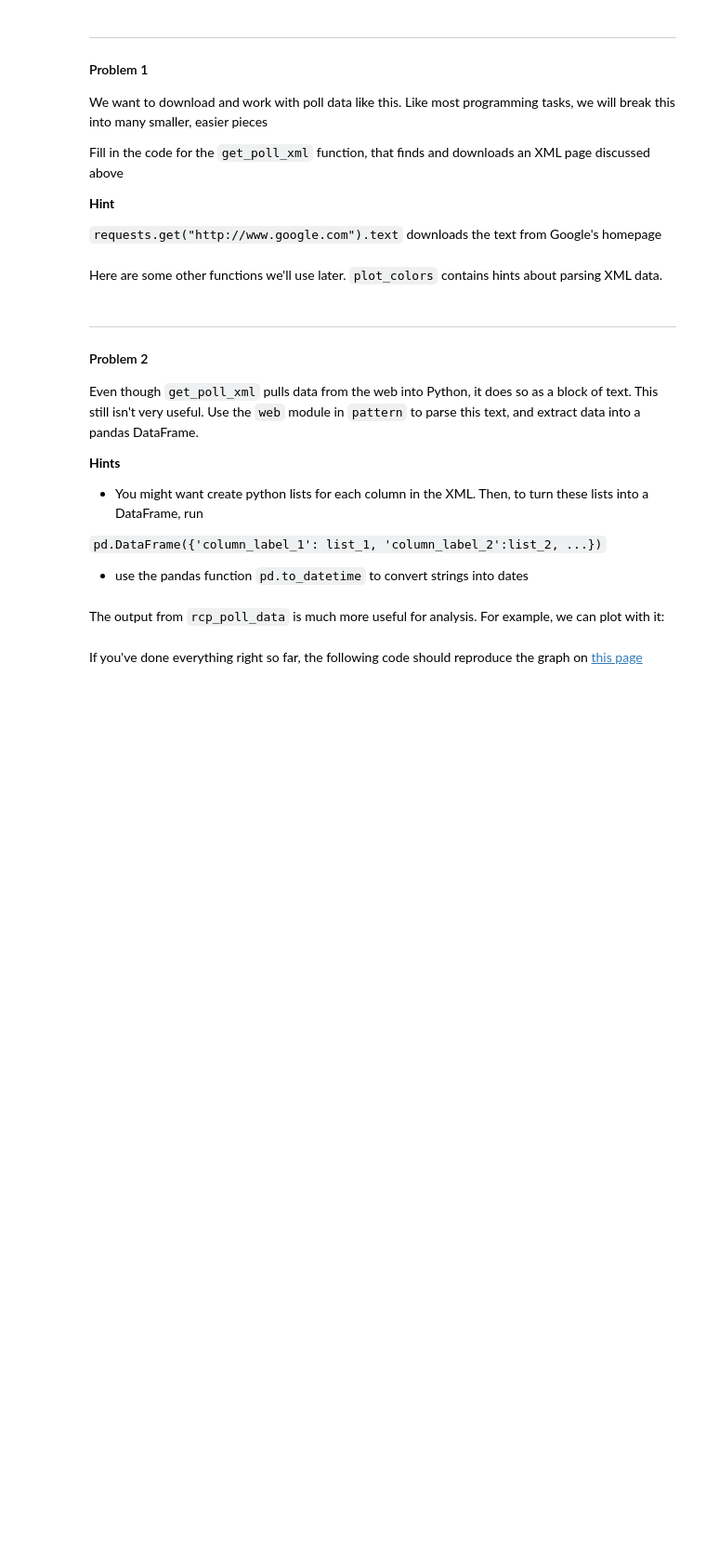
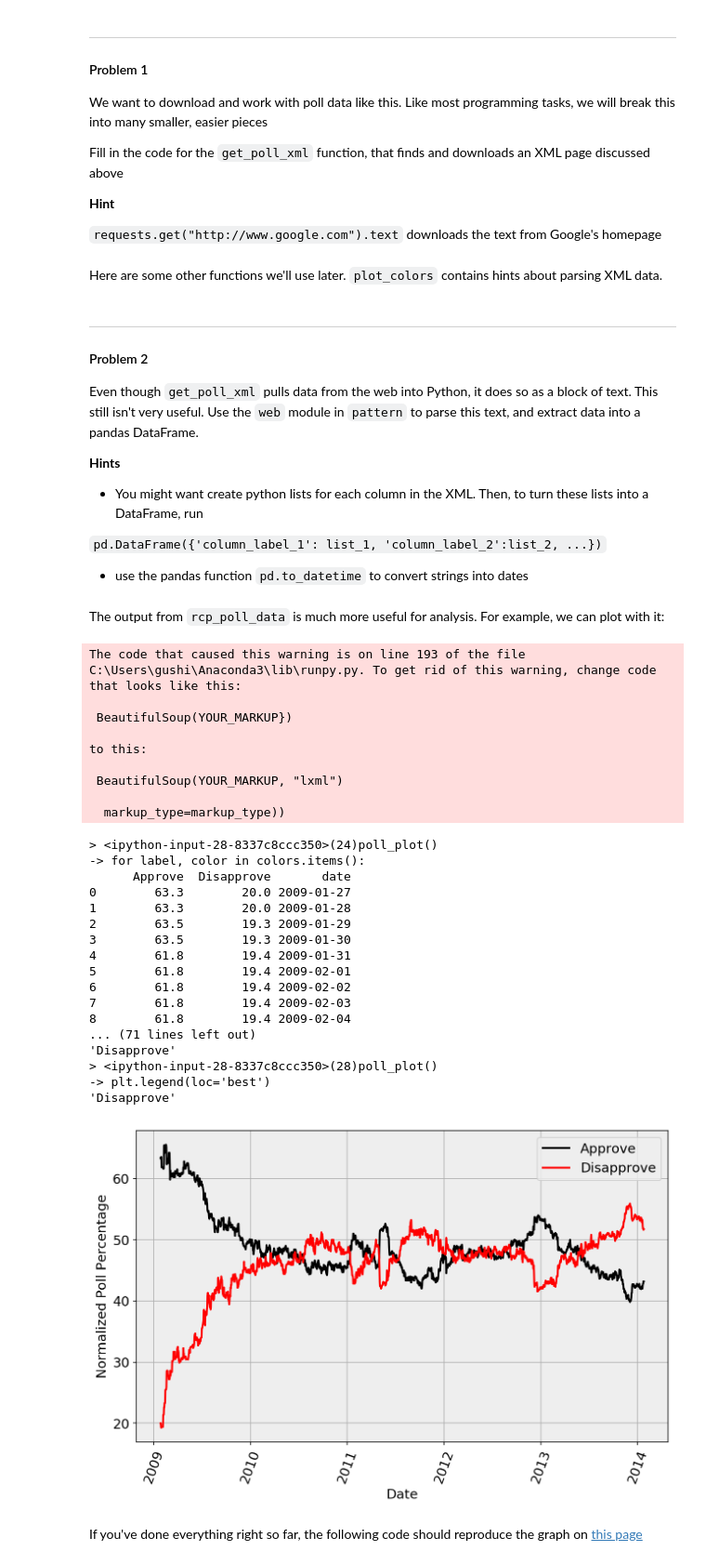
Before and after one commit to nshea3/DS109_Python3_Solutions, a Jupyter notebook: HW1.ipynb, the cells around one changed output. Shown at 93% size. Saved outputs shown, nothing was run; the diff lists cells and outputs as text; code cells hidden in the pictures; blank space fills up the shorter version.

```diff
--- a/HW1.ipynb
+++ b/HW1.ipynb
@@ -258,32 +282,64 @@ The output from `rcp_poll_data` is much more useful for analysis. For example, w
 # %%
 def poll_plot(poll_id):
     """
     Make a plot of an RCP Poll over time
 
     Parameters
     ----------
     poll_id : int
         An RCP poll identifier
     """
 
-    # hey, you wrote two of these functions. Thanks for that!
     xml = get_poll_xml(poll_id)
     data = rcp_poll_data(xml)
     colors = plot_colors(xml)
 
     #remove characters like apostrophes
     data = data.rename(columns = {c: _strip(c) for c in data.columns})
+    import pdb; pdb.set_trace()
 
     #normalize poll numbers so they add to 100%
-    norm = data[list(colors.keys())].sum(axis=1) / 100
-    for c in colors.keys():
-        data[c] /= norm
-    fig=plt.figure(figsize=(18, 16))
-    plt.plot(data)
+    #norm = data
+    ##for c in colors.keys():
+    #   data[c] /= norm
+
+    for label, color in colors.items():
+        plt.plot(data.date, data[label], color=color, label=label)
+
     plt.xticks(rotation=70)
     plt.legend(loc='best')
     plt.xlabel("Date")
     plt.ylabel("Normalized Poll Percentage")
+
+poll_plot(1044)
+# %% [output]
+The code that caused this warning is on line 193 of the file C:\Users\gushi\Anaconda3\lib\runpy.py. To get rid of this warning, change code that looks like this:
+
+ BeautifulSoup(YOUR_MARKUP})
+
+to this:
+
+ BeautifulSoup(YOUR_MARKUP, "lxml")
+
+  markup_type=markup_type))
+> <ipython-input-28-8337c8ccc350>(24)poll_plot()
+-> for label, color in colors.items():
+      Approve  Disapprove       date
+0        63.3        20.0 2009-01-27
+1        63.3        20.0 2009-01-28
+2        63.5        19.3 2009-01-29
+3        63.5        19.3 2009-01-30
+4        61.8        19.4 2009-01-31
+5        61.8        19.4 2009-02-01
+6        61.8        19.4 2009-02-02
+7        61.8        19.4 2009-02-03
+8        61.8        19.4 2009-02-04
+... (71 lines left out)
+'Disapprove'
+> <ipython-input-28-8337c8ccc350>(28)poll_plot()
+-> plt.legend(loc='best')
+'Disapprove'
+[figure, added]
 # %% [markdown]
 If you've done everything right so far, the following code should reproduce the graph on [this page](http://www.realclearpolitics.com/epolls/other/president_obama_job_approval-1044.html)
 # %%
```
Also changed, not shown: parts of 10 cells of this notebook.
